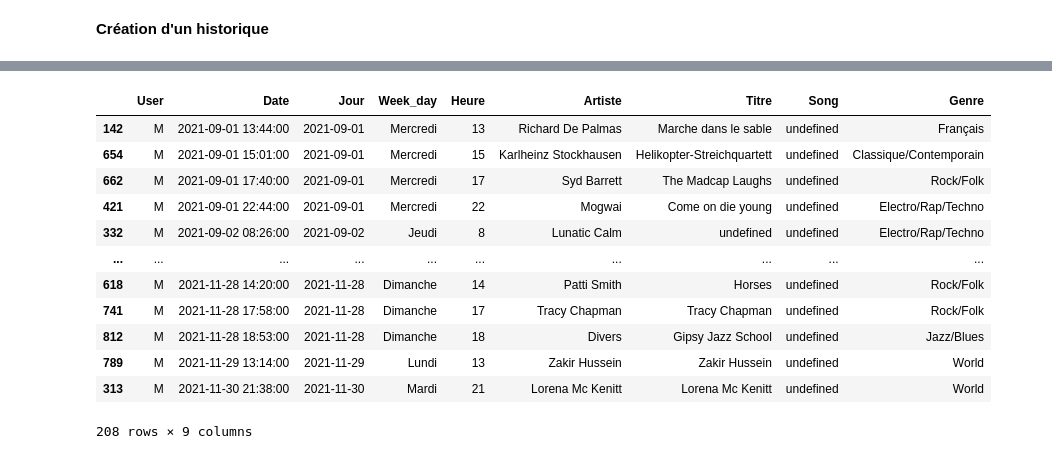
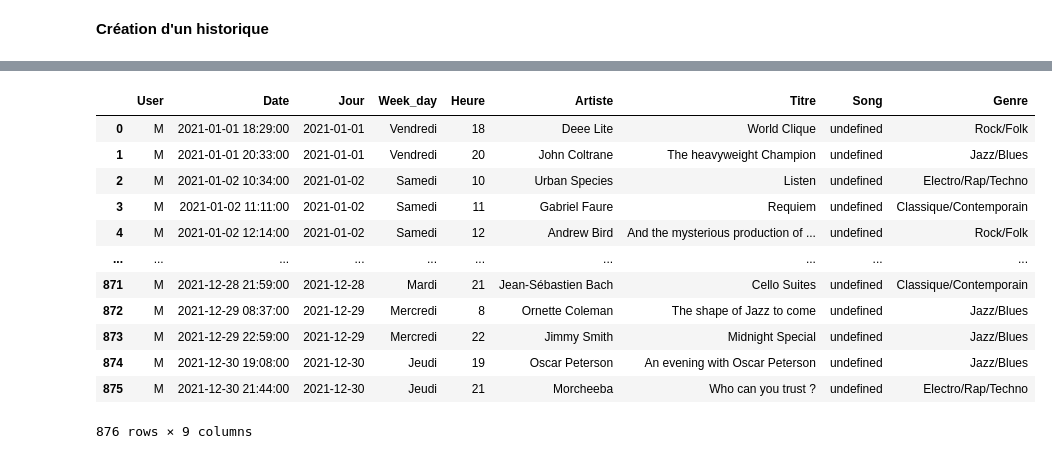
Before and after one commit to julienbuloz/Music-Streaming-Dataviz, a Jupyter notebook: Python full and generic history generation/DataViz-CDrandom-CreateTable.ipynb, the cells around one changed output, grey strips where cells are left out. Saved outputs shown, nothing was run; the diff lists cells and outputs as text; code cells hidden in the pictures.

```diff
--- a/Python full and generic history generation/DataViz-CDrandom-CreateTable.ipynb
+++ b/Python full and generic history generation/DataViz-CDrandom-CreateTable.ipynb
@@ -99,7 +99,7 @@ def prob_music (day, hour):
 # %% [markdown]
 **Génération de la période sur laquelle créer l'historique**
 # %%
-def period_gen(start_date = "2021-09-01", end_date = "2021-11-30") :
+def period_gen(start_date = "2021-01-01", end_date = "2021-12-31") :
     datelist = pd.date_range(start  =start_date, end = end_date, freq="D")
     days_list=[]
     for date in datelist :
@@ -149,26 +149,24 @@ history
 # %%
-#history=pd.DataFrame
-#history = create_history()
 history["Full_name"] = history['Artist_firstname'] + " " + history['Artiste']
 history = history.drop(["Artist_firstname","Artiste"], axis=1)
 history = history.rename(columns={ "Full_name": "Artiste"})
 history['User'] = "M"
 history['Song'] = "undefined"
+history = history.reindex(columns=['User','Date','Jour','Week_day', 'Heure', 'Artiste', 'Titre', 'Song', 'Genre'])
 
-history = history.reindex(columns=['User','Date','Jour','Week_day', 'Heure', 'Artiste', 'Titre', 'Song', 'Genre'])
-history.to_csv('./history_CD.csv')
+history.reset_index(drop=True, inplace=True)
 history
 # %% [output]
 |  | User | Date | Jour | Week_day | Heure | Artiste | Titre | Song | Genre |
-| 142 | M | 2021-09-01 13:44:00 | 2021-09-01 | Mercredi | 13 | Richard De Palmas | Marche dans le sable | undefined | Français |
-| 654 | M | 2021-09-01 15:01:00 | 2021-09-01 | Mercredi | 15 | Karlheinz Stockhausen | Helikopter-Streichquartett | undefined | Classique/Contemporain |
-| 662 | M | 2021-09-01 17:40:00 | 2021-09-01 | Mercredi | 17 | Syd Barrett | The Madcap Laughs | undefined | Rock/Folk |
-| 421 | M | 2021-09-01 22:44:00 | 2021-09-01 | Mercredi | 22 | Mogwai | Come on die young | undefined | Electro/Rap/Techno |
-| 332 | M | 2021-09-02 08:26:00 | 2021-09-02 | Jeudi | 8 | Lunatic Calm | undefined | undefined | Electro/Rap/Techno |
+| 0 | M | 2021-01-01 18:29:00 | 2021-01-01 | Vendredi | 18 | Deee Lite | World Clique | undefined | Rock/Folk |
+| 1 | M | 2021-01-01 20:33:00 | 2021-01-01 | Vendredi | 20 | John Coltrane | The heavyweight Champion | undefined | Jazz/Blues |
+| 2 | M | 2021-01-02 10:34:00 | 2021-01-02 | Samedi | 10 | Urban Species | Listen | undefined | Electro/Rap/Techno |
+| 3 | M | 2021-01-02 11:11:00 | 2021-01-02 | Samedi | 11 | Gabriel Faure | Requiem | undefined | Classique/Contemporain |
+| 4 | M | 2021-01-02 12:14:00 | 2021-01-02 | Samedi | 12 | Andrew Bird | And the mysterious production of ... | undefined | Rock/Folk |
 | ... | ... | ... | ... | ... | ... | ... | ... | ... | ... |
-| 618 | M | 2021-11-28 14:20:00 | 2021-11-28 | Dimanche | 14 | Patti Smith | Horses | undefined | Rock/Folk |
-| 741 | M | 2021-11-28 17:58:00 | 2021-11-28 | Dimanche | 17 | Tracy Chapman | Tracy Chapman | undefined | Rock/Folk |
-| 812 | M | 2021-11-28 18:53:00 | 2021-11-28 | Dimanche | 18 | Divers | Gipsy Jazz School | undefined | Jazz/Blues |
-| 789 | M | 2021-11-29 13:14:00 | 2021-11-29 | Lundi | 13 | Zakir Hussein | Zakir Hussein | undefined | World |
-| 313 | M | 2021-11-30 21:38:00 | 2021-11-30 | Mardi | 21 | Lorena Mc Kenitt | Lorena Mc Kenitt | undefined | World |
+| 871 | M | 2021-12-28 21:59:00 | 2021-12-28 | Mardi | 21 | Jean-Sébastien Bach | Cello Suites | undefined | Classique/Contemporain |
+| 872 | M | 2021-12-29 08:37:00 | 2021-12-29 | Mercredi | 8 | Ornette Coleman | The shape of Jazz to come | undefined | Jazz/Blues |
+| 873 | M | 2021-12-29 22:59:00 | 2021-12-29 | Mercredi | 22 | Jimmy Smith | Midnight Special | undefined | Jazz/Blues |
+| 874 | M | 2021-12-30 19:08:00 | 2021-12-30 | Jeudi | 19 | Oscar Peterson | An evening with Oscar Peterson | undefined | Jazz/Blues |
+| 875 | M | 2021-12-30 21:44:00 | 2021-12-30 | Jeudi | 21 | Morcheeba | Who can you trust ? | undefined | Electro/Rap/Techno |
-208 rows × 9 columns
+876 rows × 9 columns
```
Also changed, not shown: parts of 2 cells of this notebook, 5 other files.
